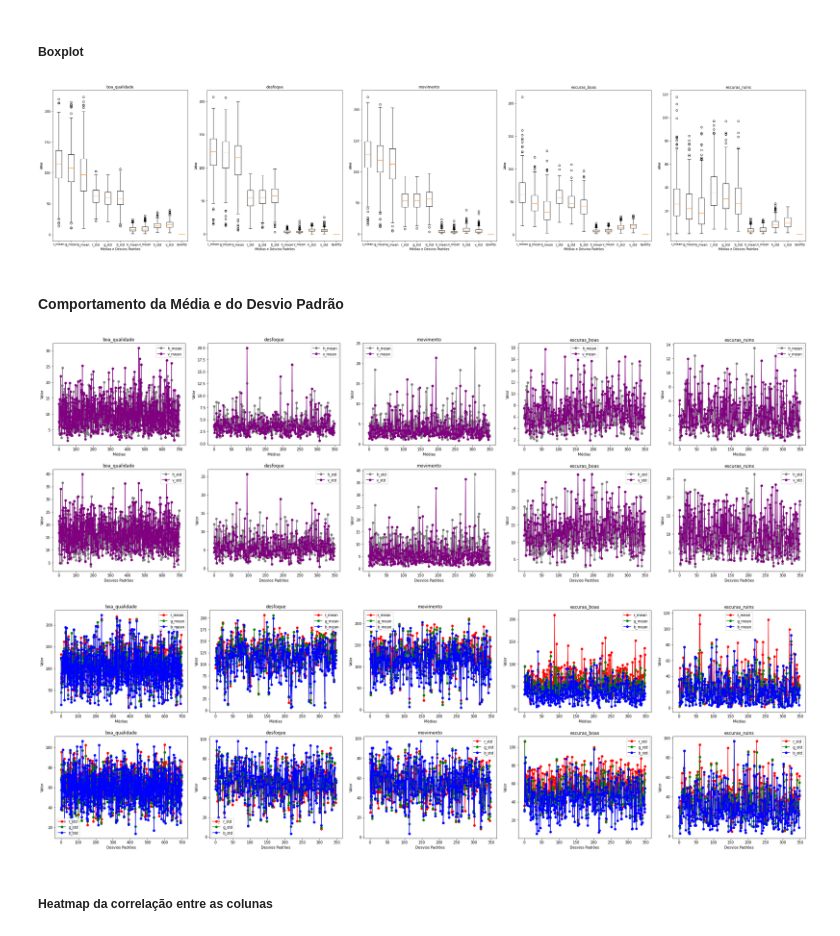
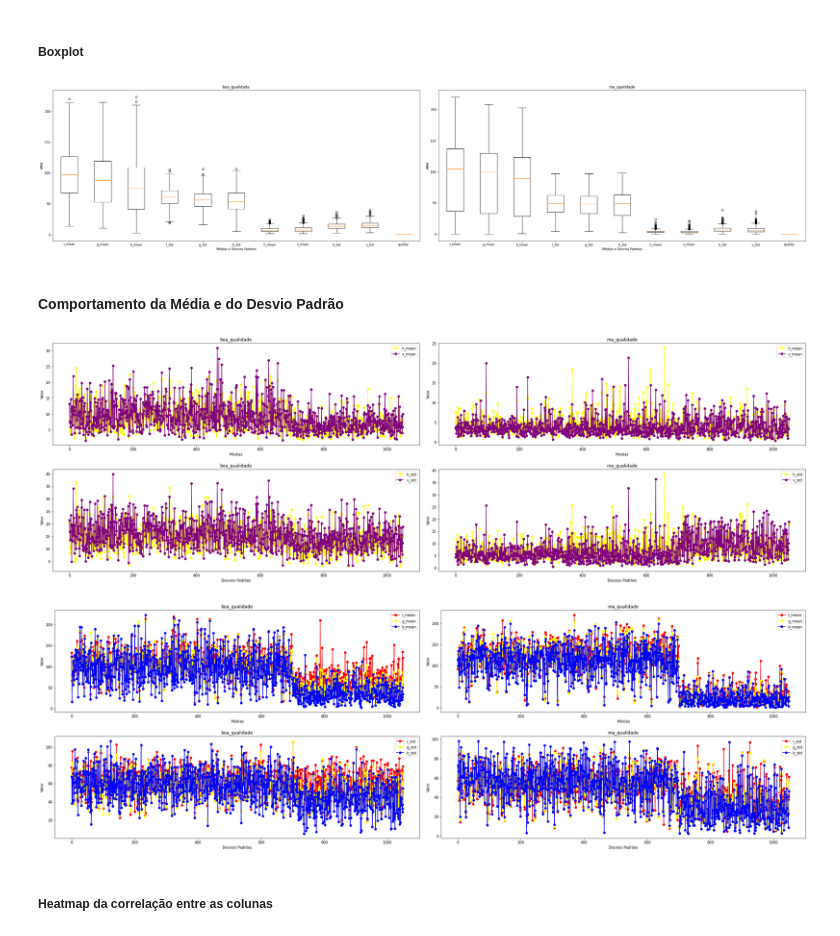
Before and after one commit to rabdiego/final_aprendizagem, a Jupyter notebook: initial_analyzes.ipynb, the cells around one changed output. Drawn from its saved outputs; the diff is of its cells as text; code cells hidden in the pictures.

```diff
--- a/initial_analyzes.ipynb
+++ b/initial_analyzes.ipynb
@@ -26,7 +27,3 @@ df
 2100 rows × 12 columns
 # %% [markdown]
 #### Manipulações no arquivo
-# %%
-# Criacao de uma tag para identificar as categorias de imagens:
-df["quality_tag"] = df.filename.apply(lambda x: x.split('/')[2])
-df
@@ -46,0 +30,9 @@ df
+# %%
+condicao = [df.quality == 1,
+            df.quality == 0
+            ]
+
+resultados = ['boa_qualidade', 'ma_qualidade']
+
+df['quality_tag'] = np.select(condicao, resultados)
+df
@@ -188,7 +143,7 @@ for i, classe in enumerate(classes):
 plt.tight_layout(pad=2.0)
 plt.show()
 # %% [output]
-[figure, old version]
+[figure, new version]
 # %% [markdown]
 #### Comportamento da Média e do Desvio Padrão
 # %%
@@ -220,22 +175,22 @@ def plot_line_graphs(df, means, std, colors_mean, colors_std, classes):
 classes = df.quality_tag.unique()
 means = df[['h_mean', 'v_mean']]
 std = df[['h_std', 'v_std']]
-colors_means = {'h_mean': 'gray', 'v_mean': 'purple'}
-colors_std = {'h_std': 'gray', 'v_std': 'purple'}
+colors_means = {'h_mean': 'yellow', 'v_mean': 'purple'}
+colors_std = {'h_std': 'yellow', 'v_std': 'purple'}
 
 plot_line_graphs(df, means, std, colors_means, colors_std, classes)
 # %% [output]
-[figure, old version]
+[figure, new version]
 # %%
 classes = df.quality_tag.unique()
 means = df[['r_mean', 'g_mean', 'b_mean']]
 std = df[['r_std', 'g_std', 'b_std']]
-colors_means ={'r_mean': 'red', 'g_mean': 'green', 'b_mean': 'blue'}
-colors_std = {'r_std': 'red', 'g_std': 'green', 'b_std': 'blue'}
+colors_means ={'r_mean': 'red', 'g_mean': 'yellow', 'b_mean': 'blue'}
+colors_std = {'r_std': 'red', 'g_std': 'yellow', 'b_std': 'blue'}
 
 plot_line_graphs(df, means, std, colors_means, colors_std, classes)
 # %% [output]
-[figure, old version]
+[figure, new version]
 # %% [markdown]
 ##### Heatmap da correlação entre as colunas
 # %%
```
Also changed, not shown: parts of 13 cells of this notebook, 9 other files.
